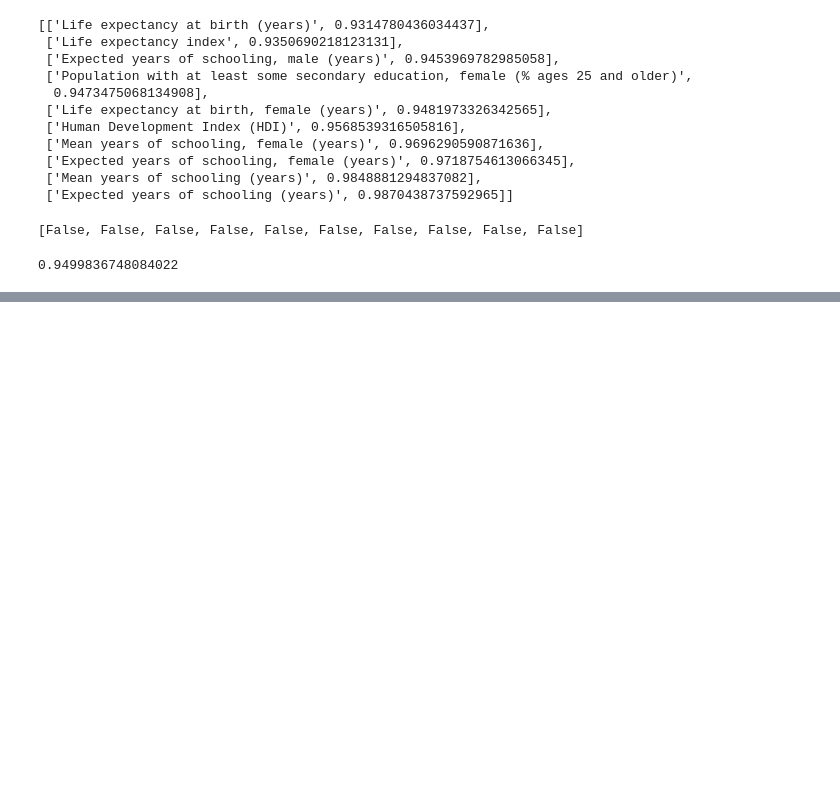
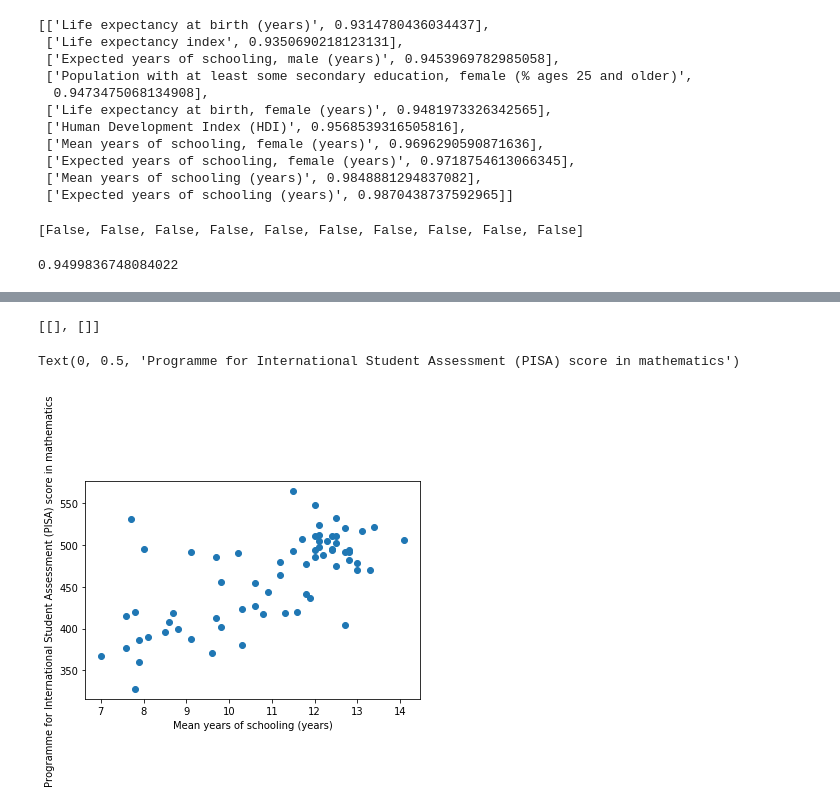
Before and after one commit to chc5/education-indicator-analysis, a Jupyter notebook: education-analysis.ipynb, the cells around one changed output, grey strips where cells are left out. Drawn from its saved outputs; the diff is of its cells as text; code cells hidden in the pictures; blank space fills up the shorter version.

```diff
--- a/education-analysis.ipynb
+++ b/education-analysis.ipynb
@@ -287,0 +323,11 @@ df_corr.corr()['Mean years of schooling (years)']['Life expectancy at birth (yea
+# %%
+ykey = 'Programme for International Student Assessment (PISA) score in mathematics'
+xkey = 'Mean years of schooling (years)'
+comparematrix = get_xy_lists(xkey, ykey, inds_df)
+plt.scatter(comparematrix[0], comparematrix[1])
+plt.xlabel(xkey)
+plt.ylabel(ykey)
+# %% [output]
+[[], []]
+Text(0, 0.5, 'Programme for International Student Assessment (PISA) score in mathematics')
+[figure, added]
```
Also changed, not shown: parts of 8 cells of this notebook.
